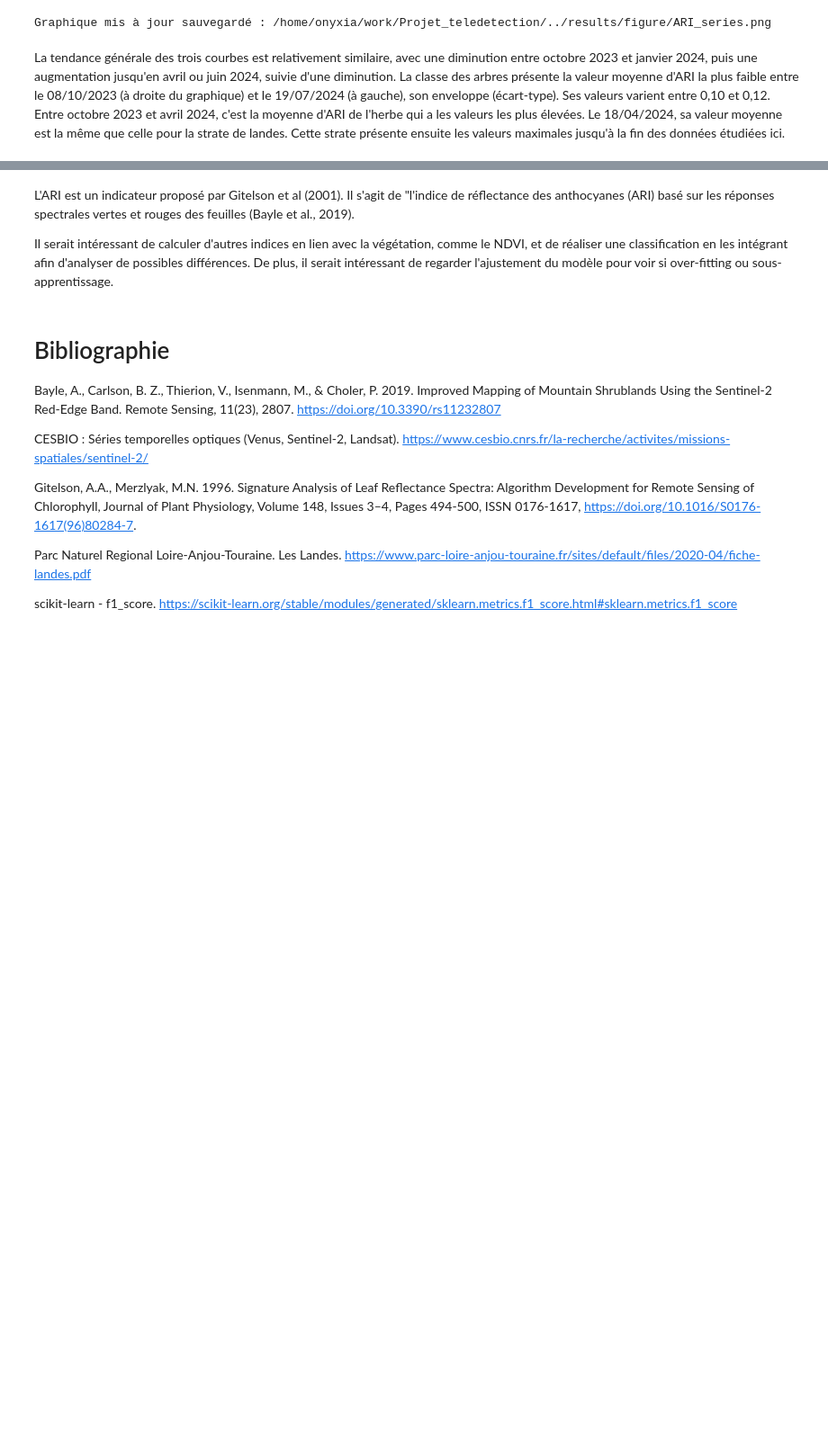
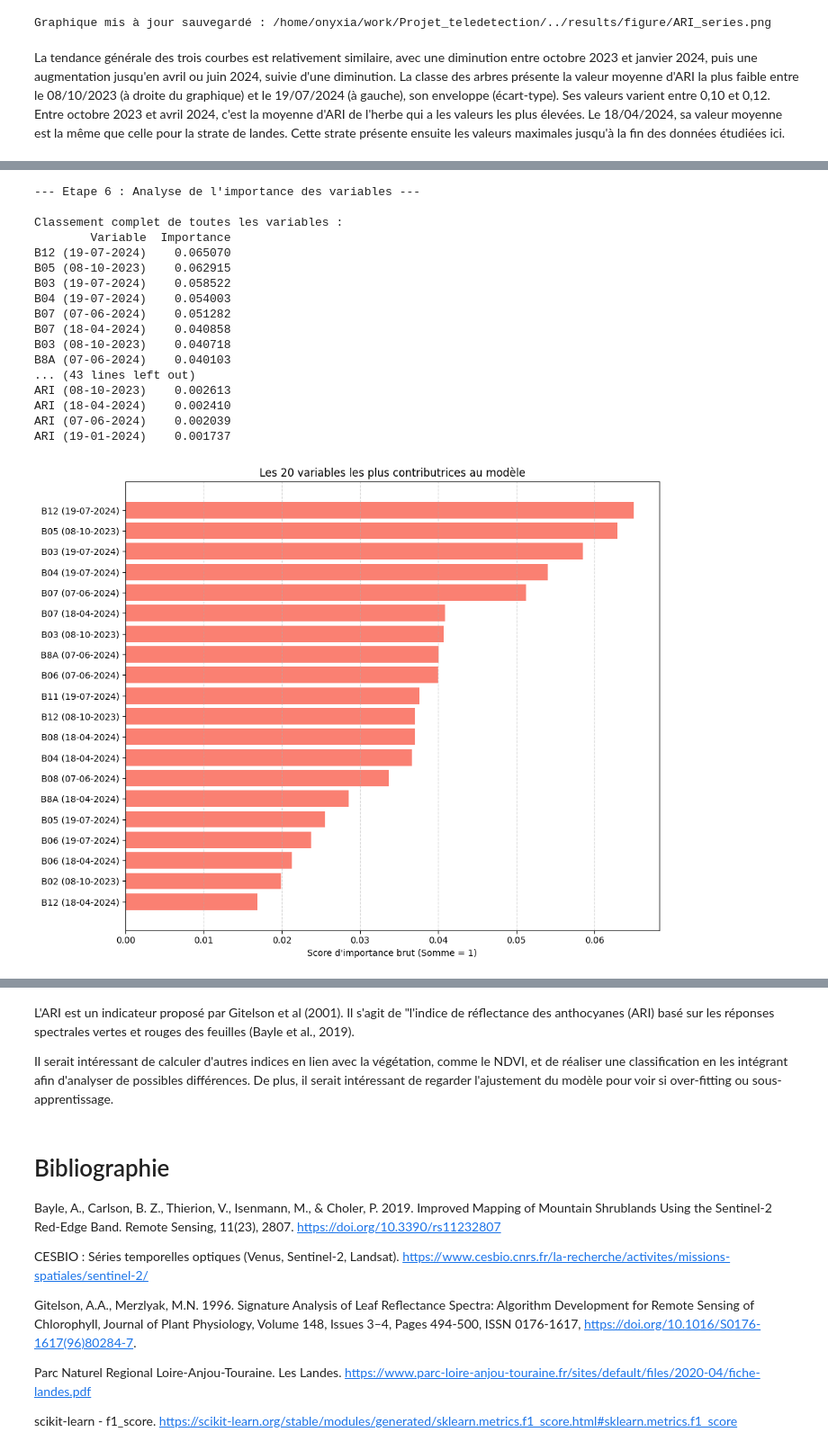
Before and after one commit to auzimmer/Projet_teledetection, a Jupyter notebook: projet_telea_ZIMMER_AUDREY.ipynb, the cells around one changed output, grey strips where cells are left out. Shown at 90% size. Cells and saved outputs as stored; diff of their text form; code cells hidden in the pictures; blank space fills up the shorter version.

```diff
--- a/projet_telea_ZIMMER_AUDREY.ipynb
+++ b/projet_telea_ZIMMER_AUDREY.ipynb
@@ -785,3 +740,80 @@ Graphique sauvegardé dans : /home/onyxia/work/results/figure/importance_variabl
+# %%
+# -----------------------------------------
+# 6. ANALYSE DE L'IMPORTANCE DES VARIABLES
+# -----------------------------------------
+print("--- Etape 6 : Analyse de l'importance des variables ---")
+
+importances = final_model.feature_importances_
+noms_variables = []
+
+
+for f in fichiers_entree:
+    nom_fich = os.path.basename(f)
+
+    # Extraction du nom court (B02, B03, ou ARI)
+    if "ARI" in nom_fich:
+        nom_clair = "ARI"
+    else:
+        # On prend ce qui est après le dernier '_' (ex: B12)
+        nom_clair = nom_fich.split('_')[-1].replace('.tif', '')
+
+    ds_temp = gdal.Open(f)
+    nb_bandes = ds_temp.RasterCount
+
+    if nb_bandes > 1:
+        for b in range(1, nb_bandes + 1):
+            # On récupère la date correspondante dans la liste 'dates'
+            date_str = dates[b-1] if b <= len(dates) else f"b{b}"
+            noms_variables.append(f"{nom_clair} ({date_str})")
+    else:
+        noms_variables.append(nom_clair)
+
+# 2. Création du DataFrame COMPLET
+df_importance_full = pd.DataFrame({'Variable': noms_variables,
+                        'Importance': importances})
+df_importance_full = df_importance_full.sort_values(by='Importance',
+                        ascending=False)
+
+# --- AFFICHAGE ---
+print("\nClassement complet de toutes les variables :")
+print(df_importance_full.to_string(index=False))
+
+# 3. Préparation du Top 20 pour le graphique
+df_plot = df_importance_full.head(20).sort_values(by='Importance',
+                        ascending=True)
+
+# 4. Tracé du graphique
+plt.figure(figsize=(10, 8))
+plt.barh(df_plot['Variable'], df_plot['Importance'], color="salmon")
+
+plt.xlabel('Score d\'importance brut (Somme = 1)')
+plt.title('Les 20 variables les plus contributrices au modèle')
+plt.grid(axis='x', linestyle='--', alpha=0.5)
+plt.tight_layout()
+
+# Sauvegarde
+output_plot = os.path.join(output_dir, 'importance_variables.png')
+plt.savefig(output_plot)
+plt.show()
+# %% [output]
+--- Etape 6 : Analyse de l'importance des variables ---
+
+Classement complet de toutes les variables :
+        Variable  Importance
+B12 (19-07-2024)    0.065070
+B05 (08-10-2023)    0.062915
+B03 (19-07-2024)    0.058522
+B04 (19-07-2024)    0.054003
+B07 (07-06-2024)    0.051282
+B07 (18-04-2024)    0.040858
+B03 (08-10-2023)    0.040718
+B8A (07-06-2024)    0.040103
+... (43 lines left out)
+ARI (08-10-2023)    0.002613
+ARI (18-04-2024)    0.002410
+ARI (07-06-2024)    0.002039
+ARI (19-01-2024)    0.001737
+[figure, added]
 # %% [markdown]
 Ce graphique représente l'importance des variables au modèle. Cela permet de comparer l'importance de chaque bande. Les fichiers sont notés de la manière suivante : bretagne_23-24_bande_date". L'importance varie entre 0.001816 et 0.062967 et la somme totale est égale à 1.
 
```
Also changed, not shown: parts of 12 cells of this notebook.
